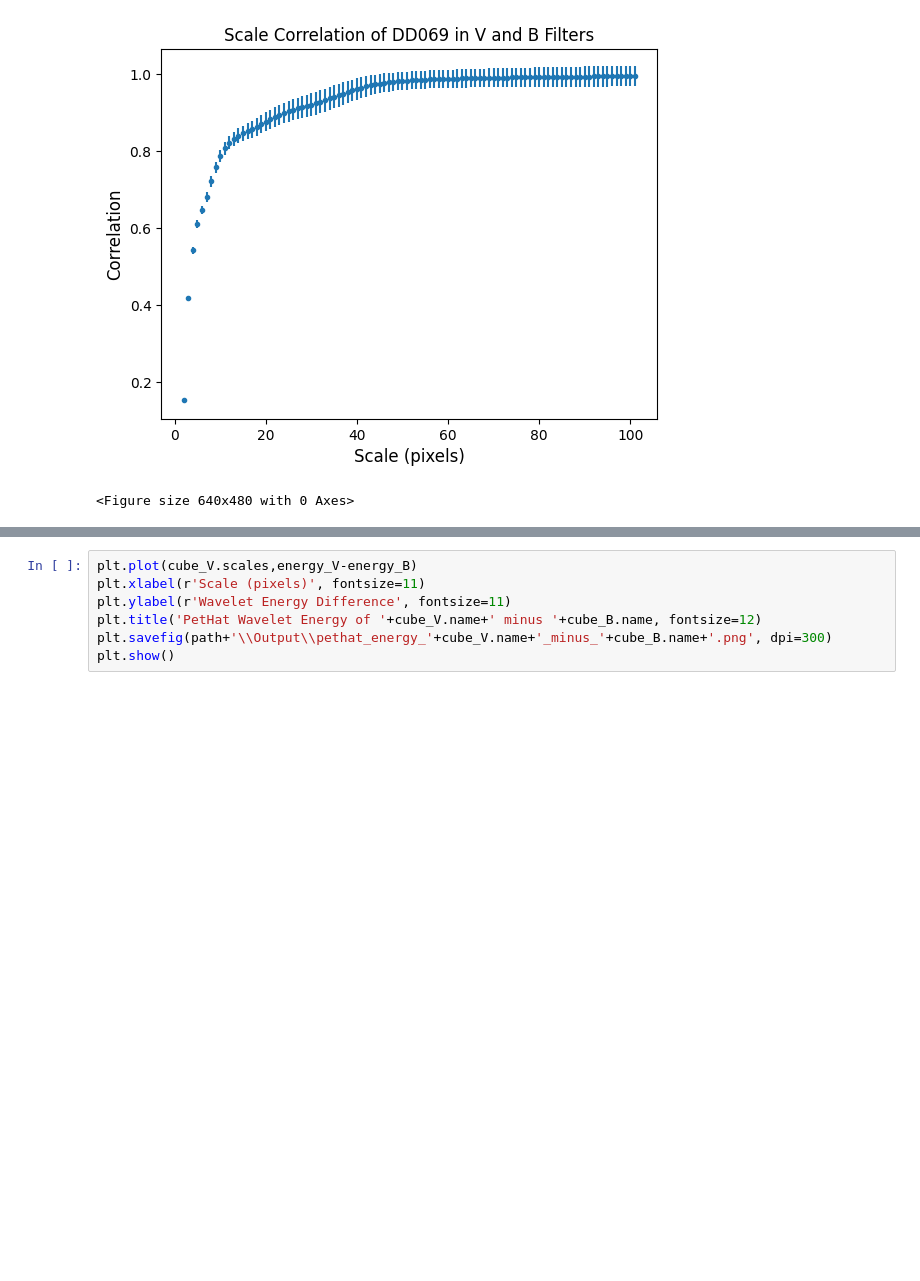
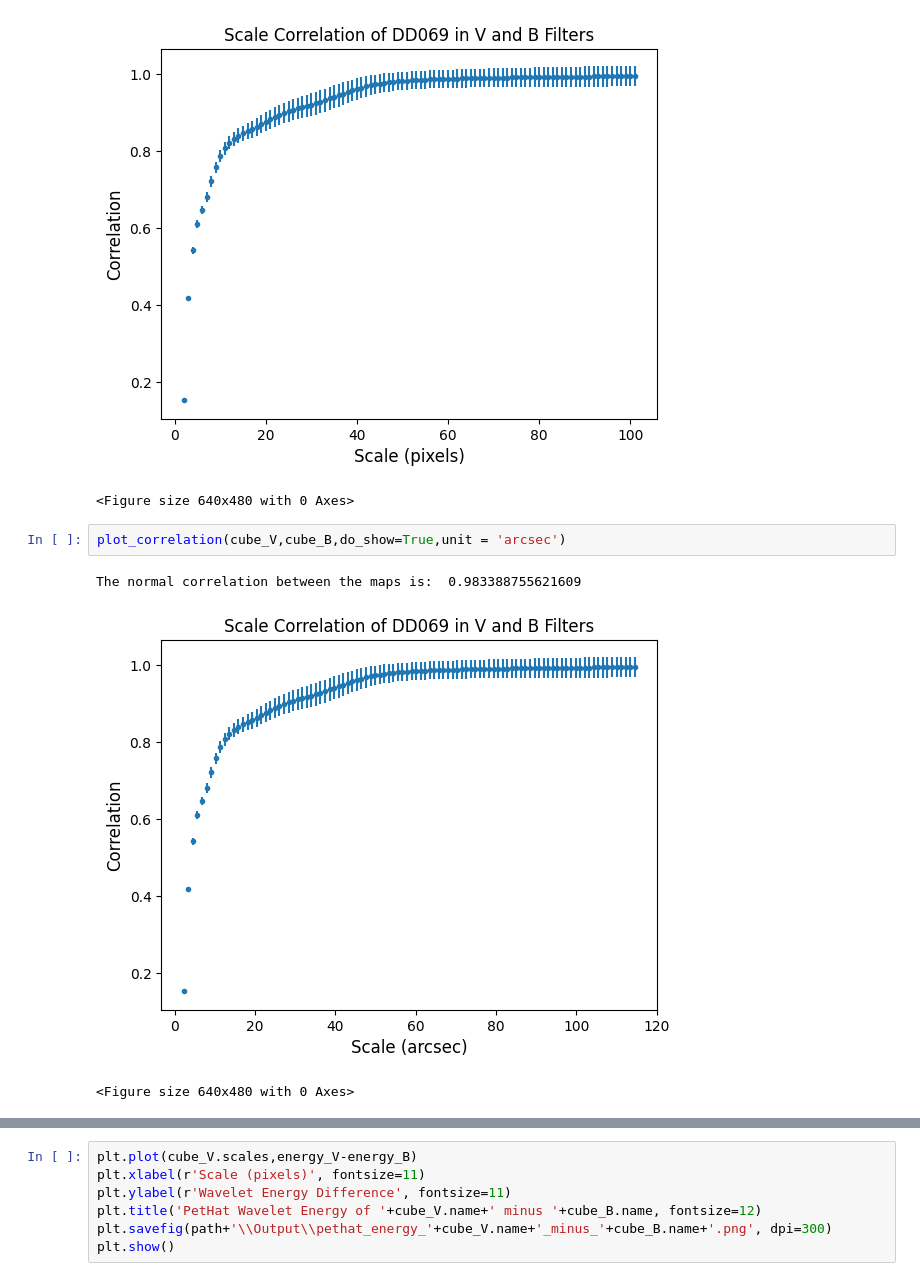
Before and after one commit to SUT-LTG/Wavelet_Fast, a Jupyter notebook: demo - crosscorrelation_for_DDO69.ipynb, the cells around one changed output, grey strips where cells are left out. Drawn from its saved outputs; the diff is of its cells as text; blank space fills up the shorter version.

```diff
--- a/demo - crosscorrelation_for_DDO69.ipynb
+++ b/demo - crosscorrelation_for_DDO69.ipynb
@@ -22,6 +22,12 @@ Wavelet scale analysis of DD069_B has finished.
 The normal correlation between the maps is:  0.983388755621609
 [figure]
 <Figure size 640x480 with 0 Axes>
+# %%
+plot_correlation(cube_V,cube_B,do_show=True,unit = 'arcsec')
+# %% [output]
+The normal correlation between the maps is:  0.983388755621609
+[figure, added]
+<Figure size 640x480 with 0 Axes>
 # %%
 energy_V = cube_V.calc_energies(do_plot=False)
 energy_B = cube_B.calc_energies(do_plot=False)
```
Also changed, not shown: parts of 5 cells of this notebook, 1 other file.
